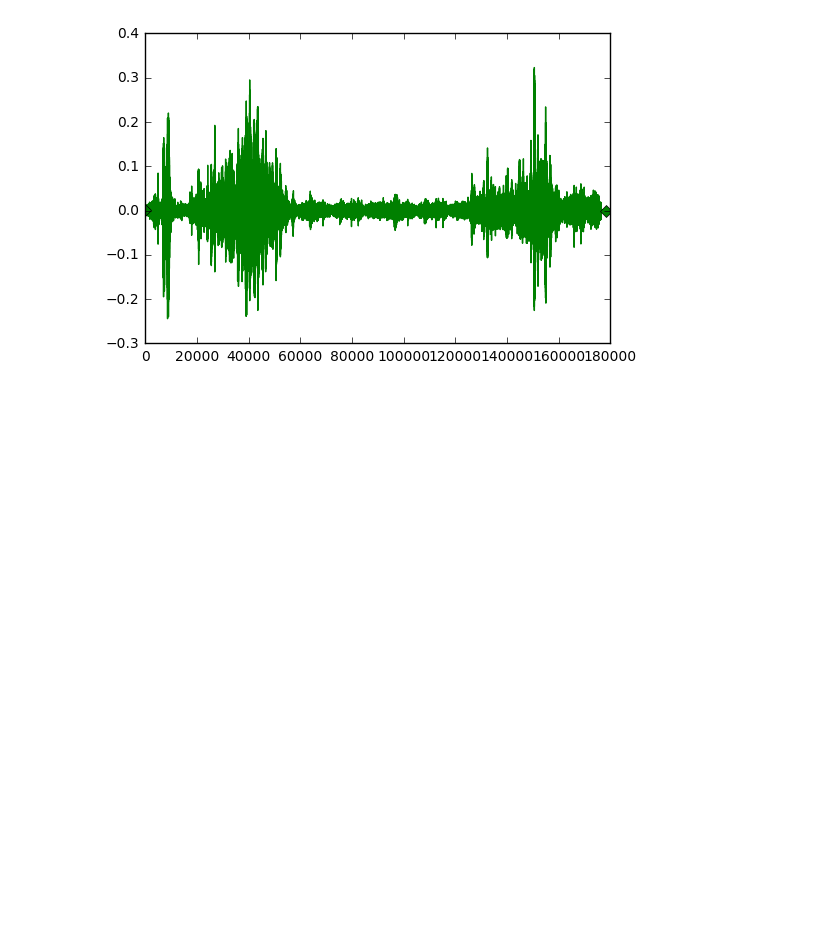
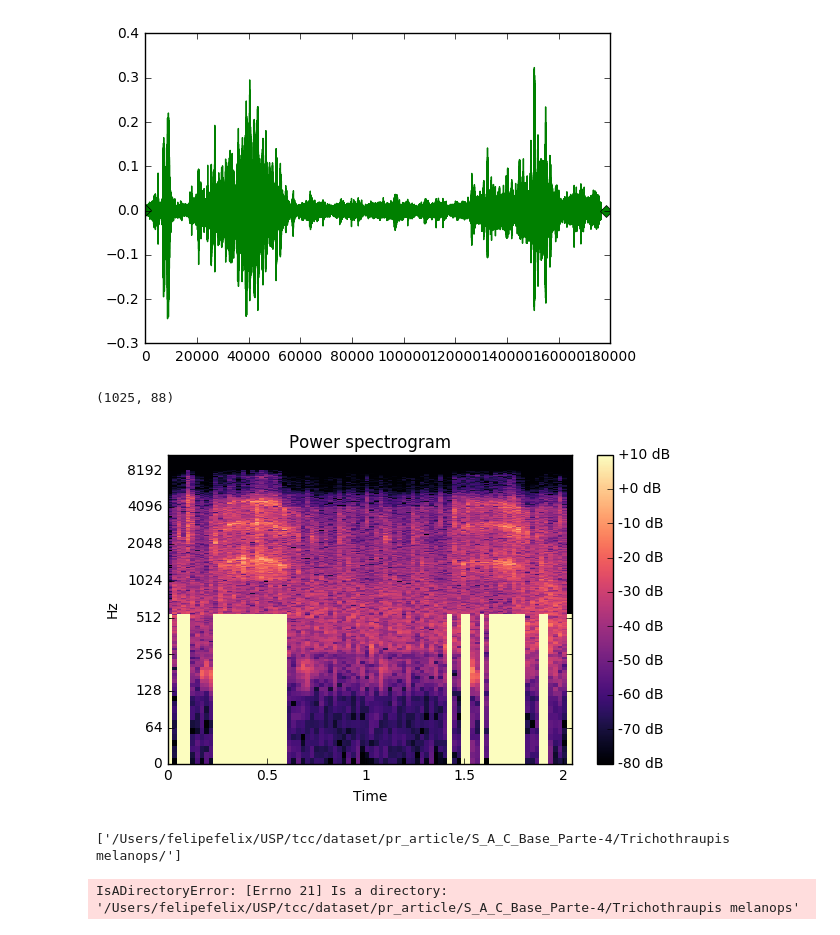
Before and after one commit to fsfelix/tcc, a Jupyter notebook: code/Simple Autodetec.ipynb, the cells around one changed output. Cells and saved outputs as stored; diff of their text form; code cells hidden in the pictures; blank space fills up the shorter version.

```diff
--- a/code/Simple Autodetec.ipynb
+++ b/code/Simple Autodetec.ipynb
@@ -50,32 +50,48 @@ plt.plot(y, '-gD', markevery = markers_on.tolist())
 [<matplotlib.lines.Line2D at 0x...>]
 [figure]
 # %%
-def plot_with_marks(y, power, thres, n_fft):
+def plot_with_marks(y, power, thres, n_fft, save_pic = False):
     markers_on = autodetec(y, power, thres)
     markers_on = markers_on.tolist()
     D = librosa.stft(y, hop_length = n_fft, n_fft = n_fft)
     #print(D.shape)
     #print(np.max(D))
     D = librosa.amplitude_to_db(D, ref=np.max)
-    #print(D.shape)
+    print(D.shape)
+    M, N = D.shape
     #print(np.min(D))
 
     for frame in markers_on:
         #print(int(np.floor(frame/n_fft)))
-        D[:, int(np.floor(frame/n_fft))] = 10
+        D[:int(M/20), int(np.floor(frame/n_fft))] = 10
 
     #D[:,200] = -80
     librosa.display.specshow(D, y_axis='log', x_axis='time')
     plt.title('Power spectrogram')
     plt.colorbar(format='%+2.0f dB')
     plt.tight_layout()
-    plt.savefig("../pics/file.power_{}.thres_{}.nfft_{}.svg".format(power, thres, n_fft))
+    if (save_pic): plt.savefig("../pics/file.power_{}.thres_{}.nfft_{}.svg".format(power, thres, n_fft))
+
 
 
 #plot_with_marks(y, 2, 0.2, 2048)
 # %%
-for i in range(100):
-    for pot in range(1, 5):
-        time.sleep(0.100)
-        plot_with_marks(y, pot, i/100.0, 2048)
-        plt.close('all')
+#for i in range(100):
+#    for pot in range(1, 5):
+#        time.sleep(0.100)
+#        plot_with_marks(y, pot, i/100.0, 2048)
+#        plt.close('all')
+y, sr = librosa.load('Rexp/100041.filtered1.wav')
+plot_with_marks(y, 1, 0.07, 2048)
+# %% [output]
+(1025, 88)
+[figure, added]
+# %%
+file_dir = util.choose_species(1)
+util.
+print(file_dir)
+y, sr = librosa.load(file_dir[0])
+plot_with_marks(y, 1, 0.07, 2048)
+# %% [output]
+['/Users/felipefelix/USP/tcc/dataset/pr_article/S_A_C_Base_Parte-4/Trichothraupis melanops/']
+IsADirectoryError: [Errno 21] Is a directory: '/Users/felipefelix/USP/tcc/dataset/pr_article/S_A_C_Base_Parte-4/Trichothraupis melanops'
```
Also changed, not shown: 1 other file.
